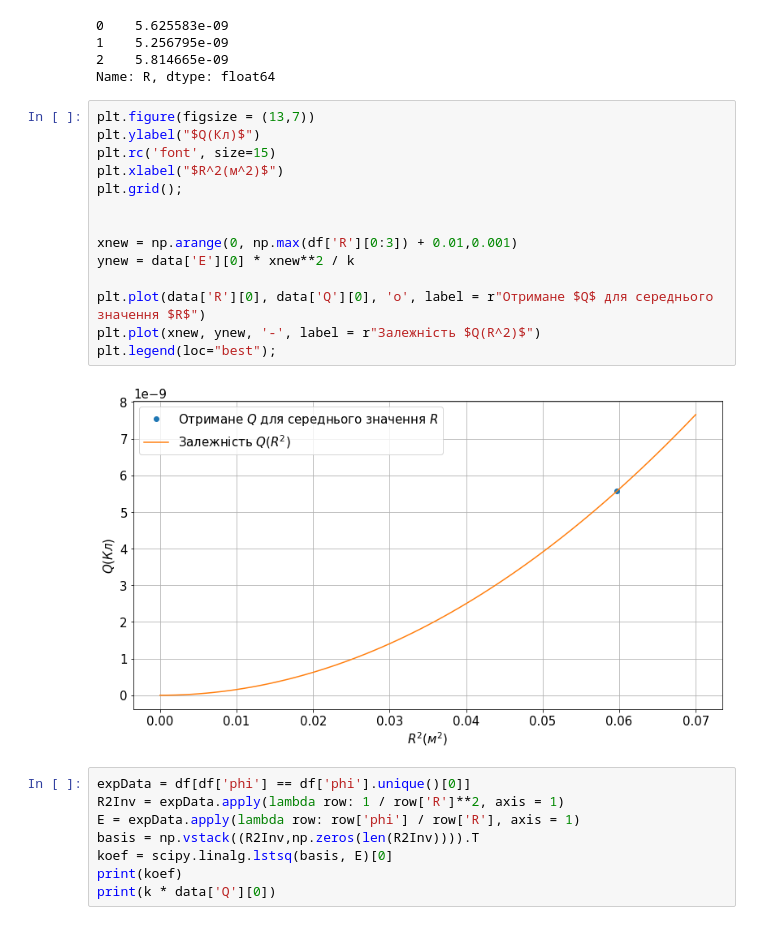
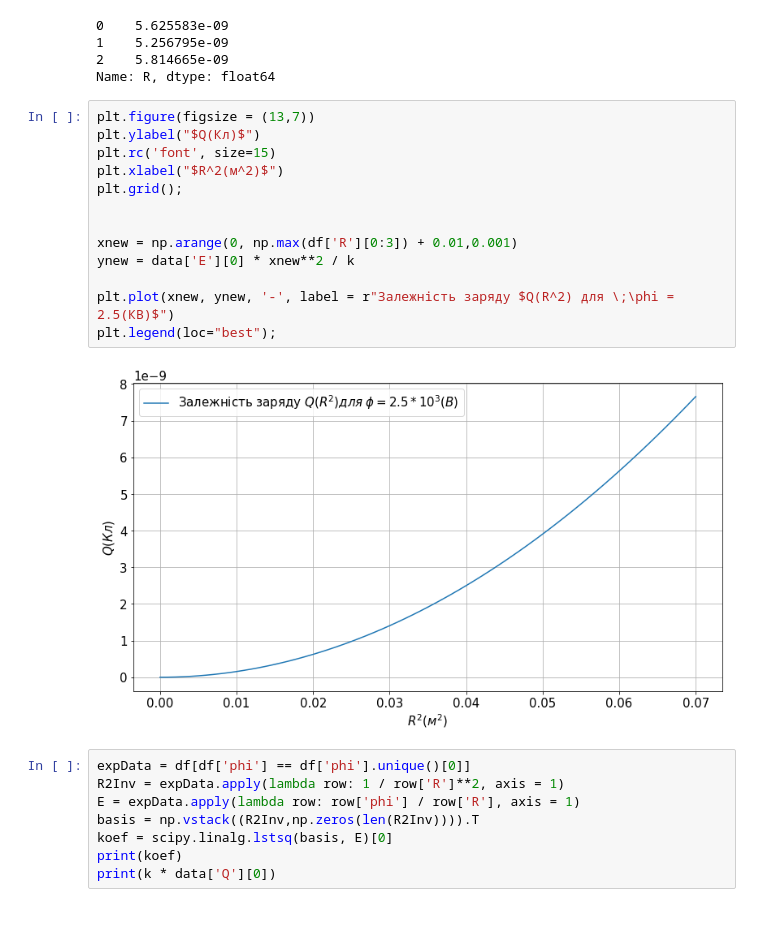
Before and after one commit to ShkalikovOleh/Physics-Labs, a Jupyter notebook: Electricity and magnetism/Lab2 | Electric potential/Lab 2 | Electric potential.ipynb, the cells around one changed output. Saved outputs shown, nothing was run; the diff lists cells and outputs as text.

Commit message:
Add describe to graphic EM Lab2. Remove irrelevant point

```diff
--- a/Electricity and magnetism/Lab2 | Electric potential/Lab 2 | Electric potential.ipynb
+++ b/Electricity and magnetism/Lab2 | Electric potential/Lab 2 | Electric potential.ipynb
@@ -74,19 +74,18 @@ Name: R, dtype: float64
 # %%
 plt.figure(figsize = (13,7))
 plt.ylabel("$Q(Кл)$")
 plt.rc('font', size=15)
 plt.xlabel("$R^2(м^2)$")
 plt.grid();
 
 
 xnew = np.arange(0, np.max(df['R'][0:3]) + 0.01,0.001)
 ynew = data['E'][0] * xnew**2 / k
 
-plt.plot(data['R'][0], data['Q'][0], 'o', label = r"Отримане $Q$ для середнього значення $R$")
-plt.plot(xnew, ynew, '-', label = r"Залежність $Q(R^2)$")
+plt.plot(xnew, ynew, '-', label = r"Залежність заряду $Q(R^2) для \;\phi = 2.5(КВ)$")
 plt.legend(loc="best");
 # %% [output]
-[figure, old version]
+[figure, new version]
 # %%
 expData = df[df['phi'] == df['phi'].unique()[0]]
 R2Inv = expData.apply(lambda row: 1 / row['R']**2, axis = 1)
```
